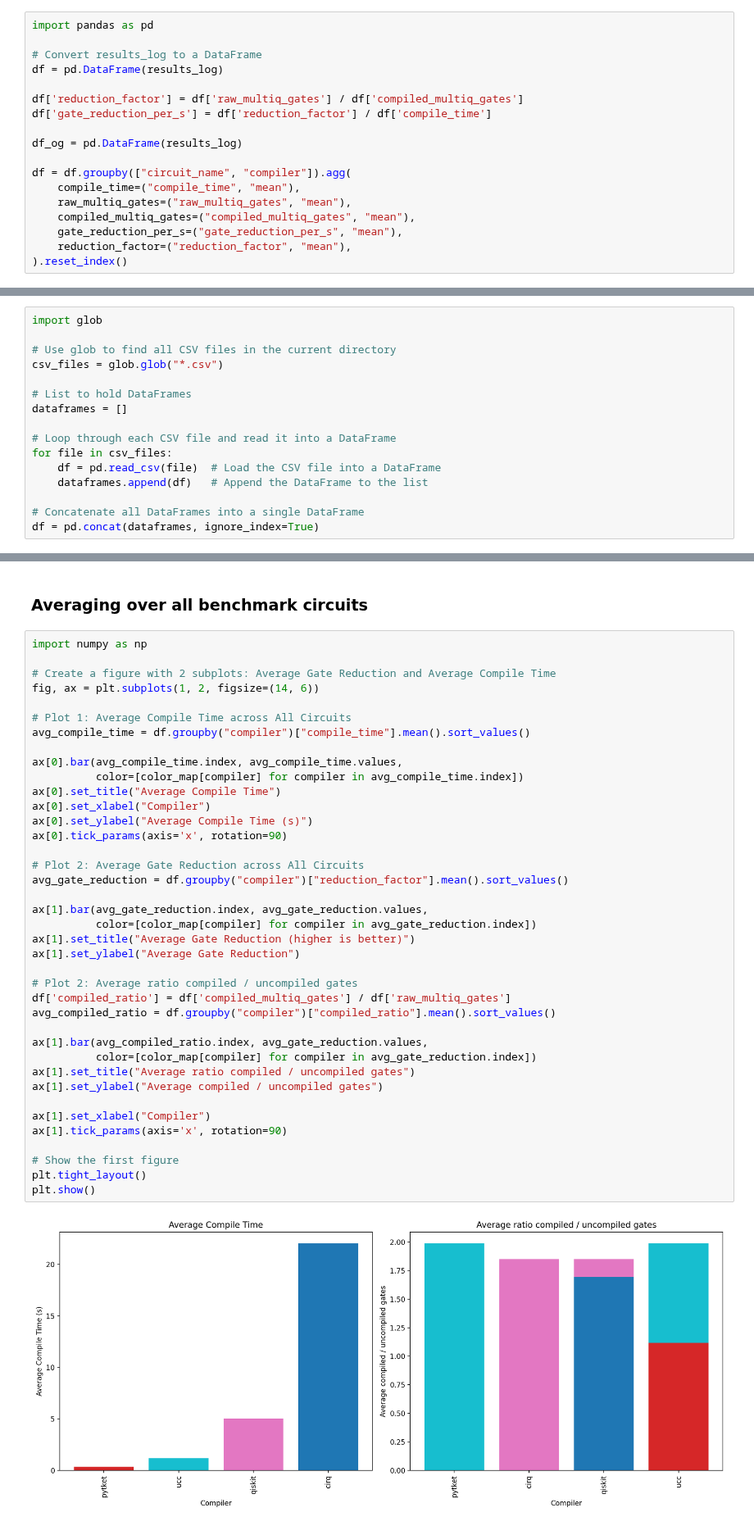
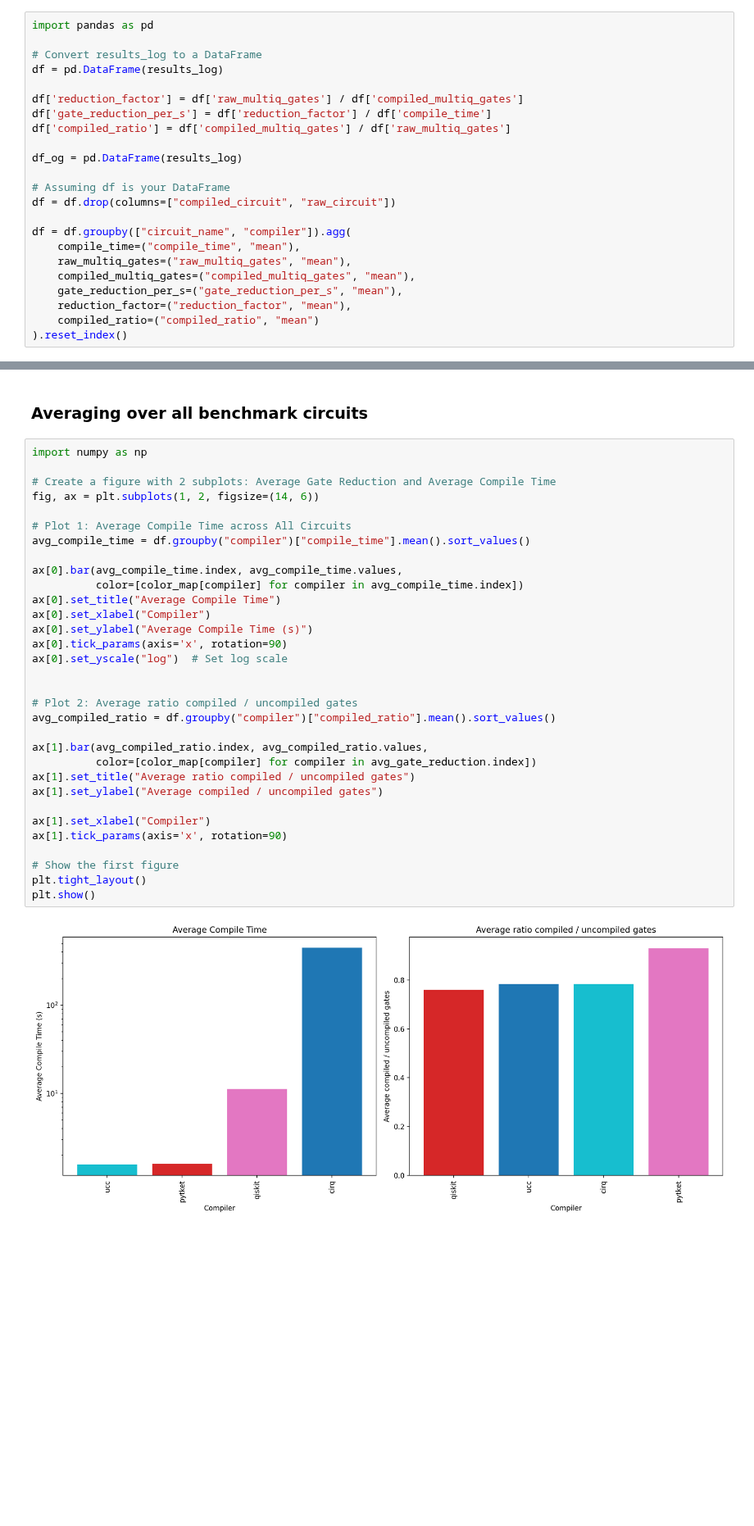
Before and after one commit to xs-es/ucc, a Jupyter notebook: benchmarks/ucc_benchmarks.ipynb, the cells around one changed output, grey strips where cells are left out. Shown at 82% size. Cells and saved outputs as stored; diff of their text form; blank space fills up the shorter version.

Commit message:
Rerun notebooks, add new notebook plot for tracking performance over time.

```diff
--- a/benchmarks/ucc_benchmarks.ipynb
+++ b/benchmarks/ucc_benchmarks.ipynb
@@ -201,8 +201,12 @@ df = pd.DataFrame(results_log)
 
 df['reduction_factor'] = df['raw_multiq_gates'] / df['compiled_multiq_gates']
 df['gate_reduction_per_s'] = df['reduction_factor'] / df['compile_time']
+df['compiled_ratio'] = df['compiled_multiq_gates'] / df['raw_multiq_gates']
 
 df_og = pd.DataFrame(results_log)
+
+# Assuming df is your DataFrame
+df = df.drop(columns=["compiled_circuit", "raw_circuit"])
 
 df = df.groupby(["circuit_name", "compiler"]).agg(
     compile_time=("compile_time", "mean"),
@@ -210,6 +214,7 @@ df = df.groupby(["circuit_name", "compiler"]).agg(
     compiled_multiq_gates=("compiled_multiq_gates", "mean"),
     gate_reduction_per_s=("gate_reduction_per_s", "mean"),
     reduction_factor=("reduction_factor", "mean"),
+    compiled_ratio=("compiled_ratio", "mean")
 ).reset_index()
 # %%
 from datetime import datetime
@@ -227,19 +230,3 @@ df.to_csv(filename, index=False)
-# %%
-import glob
-
-# Use glob to find all CSV files in the current directory
-csv_files = glob.glob("*.csv")
-
-# List to hold DataFrames
-dataframes = []
-
-# Loop through each CSV file and read it into a DataFrame
-for file in csv_files:
-    df = pd.read_csv(file)  # Load the CSV file into a DataFrame
-    dataframes.append(df)   # Append the DataFrame to the list
-
-# Concatenate all DataFrames into a single DataFrame
-df = pd.concat(dataframes, ignore_index=True)
 # %%
 # Make circuit names shorter for plotting display:
 df['circuit_name'] = df['circuit_name'].apply(lambda x: x.split('/')[-1].split('_N')[0])
@@ -309,43 +296,36 @@ plt.show()
 import numpy as np
 
 # Create a figure with 2 subplots: Average Gate Reduction and Average Compile Time
 fig, ax = plt.subplots(1, 2, figsize=(14, 6))
 
 # Plot 1: Average Compile Time across All Circuits
 avg_compile_time = df.groupby("compiler")["compile_time"].mean().sort_values()
 
 ax[0].bar(avg_compile_time.index, avg_compile_time.values,
           color=[color_map[compiler] for compiler in avg_compile_time.index])
 ax[0].set_title("Average Compile Time")
 ax[0].set_xlabel("Compiler")
 ax[0].set_ylabel("Average Compile Time (s)")
 ax[0].tick_params(axis='x', rotation=90)
+ax[0].set_yscale("log")  # Set log scale
 
-# Plot 2: Average Gate Reduction across All Circuits
-avg_gate_reduction = df.groupby("compiler")["reduction_factor"].mean().sort_values()
-
-ax[1].bar(avg_gate_reduction.index, avg_gate_reduction.values,
-          color=[color_map[compiler] for compiler in avg_gate_reduction.index])
-ax[1].set_title("Average Gate Reduction (higher is better)")
-ax[1].set_ylabel("Average Gate Reduction")
 
 # Plot 2: Average ratio compiled / uncompiled gates
-df['compiled_ratio'] = df['compiled_multiq_gates'] / df['raw_multiq_gates']
 avg_compiled_ratio = df.groupby("compiler")["compiled_ratio"].mean().sort_values()
 
-ax[1].bar(avg_compiled_ratio.index, avg_gate_reduction.values,
+ax[1].bar(avg_compiled_ratio.index, avg_compiled_ratio.values,
           color=[color_map[compiler] for compiler in avg_gate_reduction.index])
 ax[1].set_title("Average ratio compiled / uncompiled gates")
 ax[1].set_ylabel("Average compiled / uncompiled gates")
 
 ax[1].set_xlabel("Compiler")
 ax[1].tick_params(axis='x', rotation=90)
 
 # Show the first figure
 plt.tight_layout()
 plt.show()
 # %% [output]
-[figure, old version]
+[figure, new version]
 # %%
 # Function to round to 3 significant figures
 def round_to_sigfigs(x, sigfigs=2):
```
Also changed, not shown: parts of 8 cells of this notebook, 1 other file.
